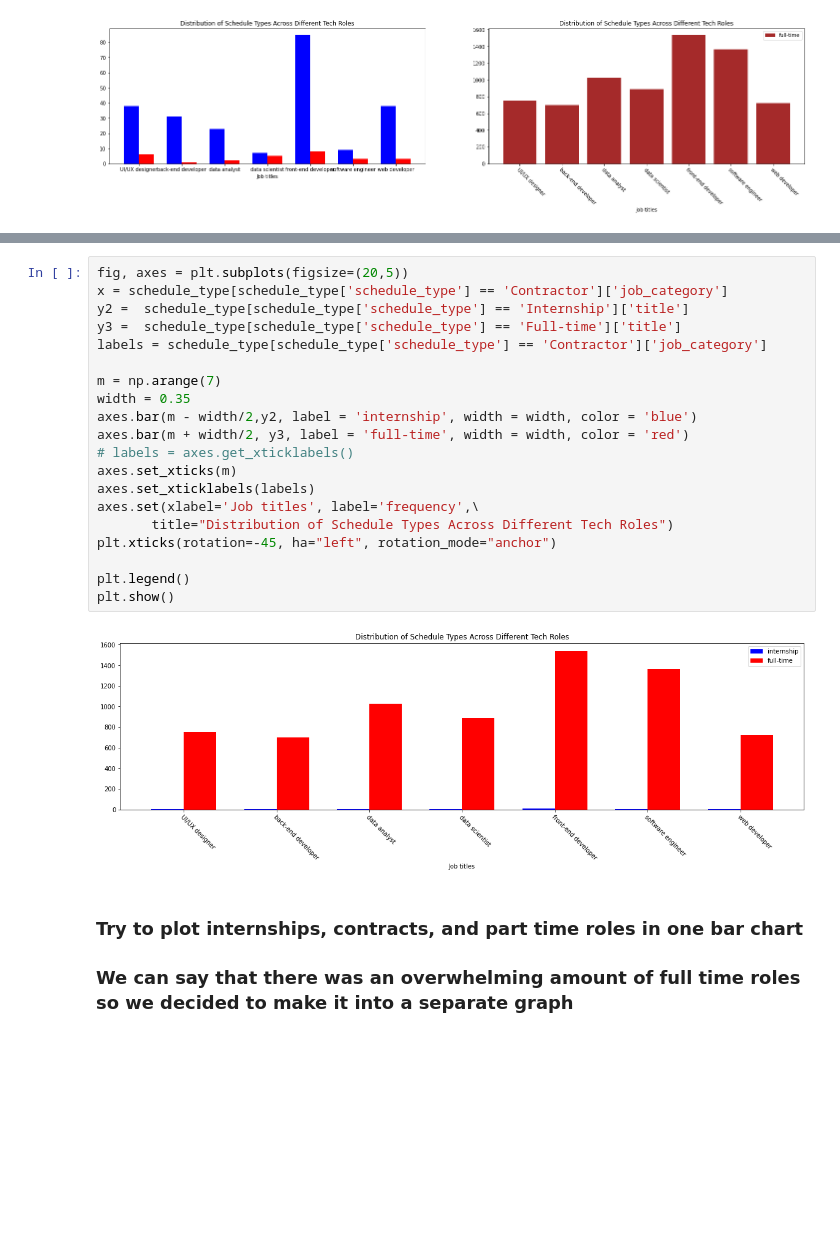
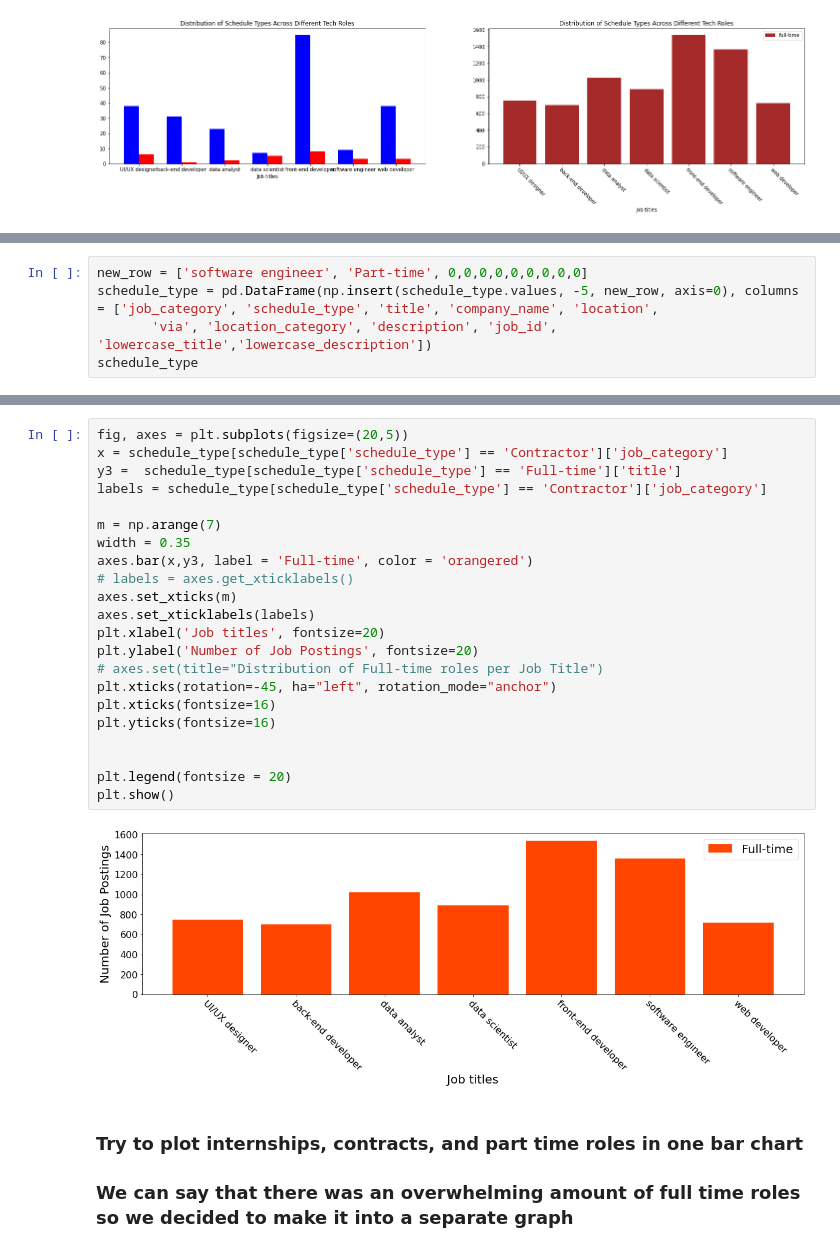
Before and after one commit to jperez29/TKH_casptone_project, a Jupyter notebook: jupyter notebooks/data_analysis_googleAPI.ipynb, the cells around one changed output, grey strips where cells are left out. Drawn from its saved outputs; the diff is of its cells as text; blank space fills up the shorter version.

Commit message:
finalizing charts for schedule types

```diff
--- a/jupyter notebooks/data_analysis_googleAPI.ipynb
+++ b/jupyter notebooks/data_analysis_googleAPI.ipynb
@@ -231,0 +196,5 @@ Name: title, dtype: int64
+# %%
+new_row = ['software engineer', 'Part-time', 0,0,0,0,0,0,0,0,0]
+schedule_type = pd.DataFrame(np.insert(schedule_type.values, -5, new_row, axis=0), columns = ['job_category', 'schedule_type', 'title', 'company_name', 'location',
+       'via', 'location_category', 'description', 'job_id', 'lowercase_title','lowercase_description'])
+schedule_type
@@ -266,25 +255,27 @@ plt.show()
 # %%
 fig, axes = plt.subplots(figsize=(20,5))
 x = schedule_type[schedule_type['schedule_type'] == 'Contractor']['job_category']
-y2 =  schedule_type[schedule_type['schedule_type'] == 'Internship']['title']
 y3 =  schedule_type[schedule_type['schedule_type'] == 'Full-time']['title']
 labels = schedule_type[schedule_type['schedule_type'] == 'Contractor']['job_category']
 
 m = np.arange(7)
 width = 0.35
-axes.bar(m - width/2,y2, label = 'internship', width = width, color = 'blue')
-axes.bar(m + width/2, y3, label = 'full-time', width = width, color = 'red')
+axes.bar(x,y3, label = 'Full-time', color = 'orangered')
 # labels = axes.get_xticklabels()
 axes.set_xticks(m)
 axes.set_xticklabels(labels)
-axes.set(xlabel='Job titles', label='frequency',\
-       title="Distribution of Schedule Types Across Different Tech Roles")
+plt.xlabel('Job titles', fontsize=20)
+plt.ylabel('Number of Job Postings', fontsize=20)
+# axes.set(title="Distribution of Full-time roles per Job Title")
 plt.xticks(rotation=-45, ha="left", rotation_mode="anchor")
+plt.xticks(fontsize=16)
+plt.yticks(fontsize=16)
 
-plt.legend()
+
+plt.legend(fontsize = 20)
 plt.show()
 # %% [output]
-[figure, old version]
+[figure, new version]
 # %% [markdown]
 ### Try to plot internships, contracts, and part time roles in one bar chart
 ### We can say that there was an overwhelming amount of full time roles so we decided to make it into a separate graph
```
Also changed, not shown: parts of 20 cells of this notebook.
